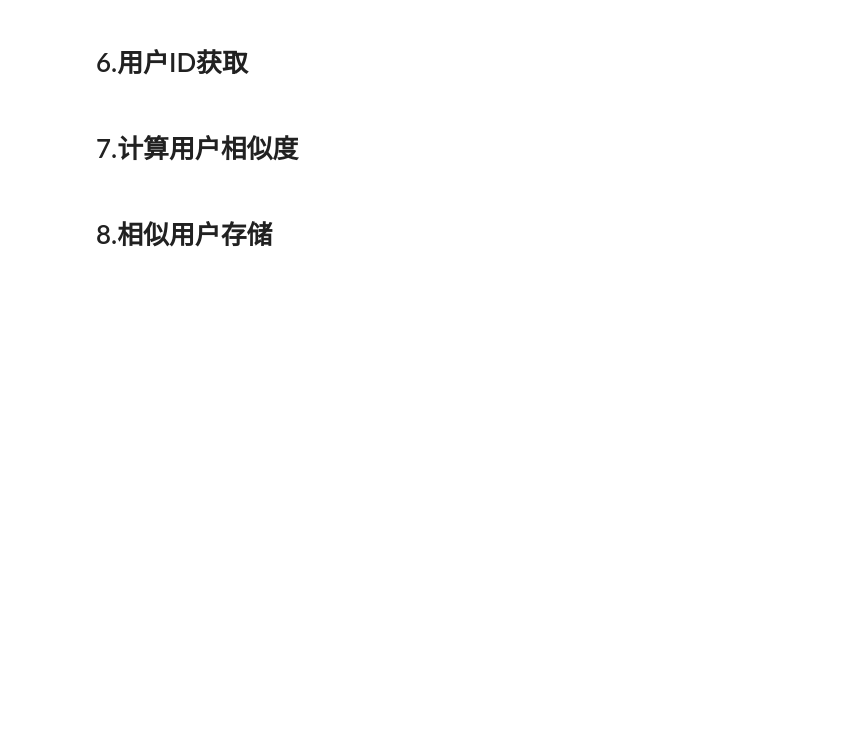
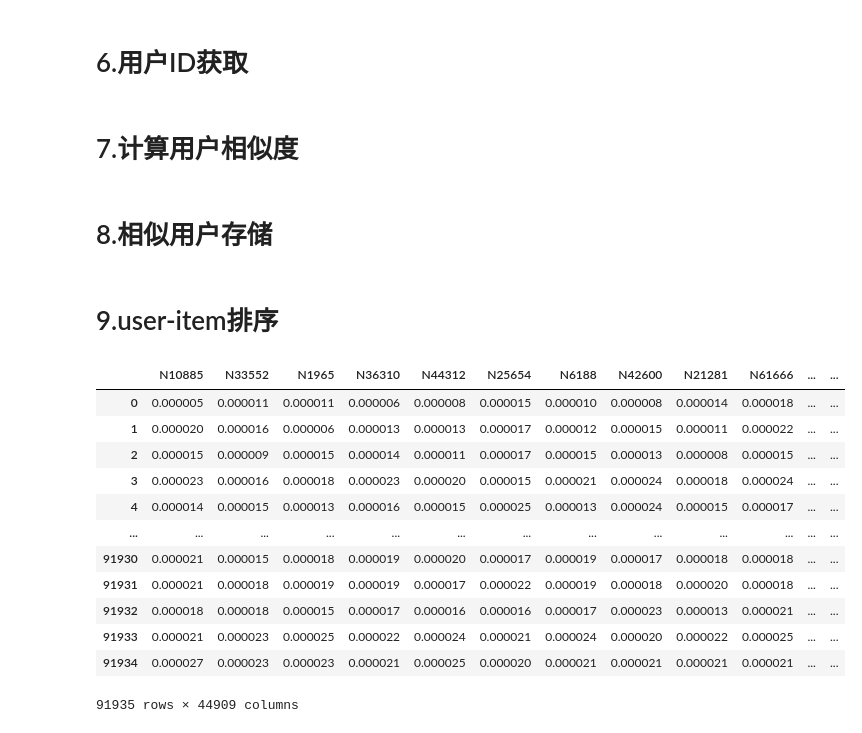
Before and after one commit to jane96/news, a Jupyter notebook: node2vec.ipynb, the cells around one changed output. Cells and saved outputs as stored; diff of their text form; code cells hidden in the pictures; blank space fills up the shorter version.

```diff
--- a/node2vec.ipynb
+++ b/node2vec.ipynb
@@ -133,0 +122,5 @@ neighbor.to_csv('./data/nearst_4.csv',index=False)
+# %%
+relation = pd.concat([neighbor_user,neighbor_news],0)
+relation_dict = dict()
+for index,row in tqdm(relation.iterrows()):
+    relation_dict[row['user']] = row['id']
@@ -133,0 +137,51 @@ neighbor.to_csv('./data/nearst_4.csv',index=False)
+# %% [markdown]
+# 9.user-item排序
+# %%
+new_data = pd.read_csv('./data/users_emb1.csv')
+# %%
+##获取user matrix
+temp_user = {}
+temp_news = {}
+for index,row in tqdm(new_data.iterrows()):
+    user = row['user']
+    if user.startswith('U'):
+        temp_user[user] = row['emb']
+    else:
+        temp_news[user] = row['emb']
+user_matrix = pd.DataFrame()
+user_matrix['key'] = list(temp_user.keys())
+user_matrix['value'] = list(temp_user.values())
+user_matrix['value'] = user_matrix['value'].apply(lambda x : eval(x))
+user_matrix['value'] = user_matrix['value'].apply(lambda x : [float(y) for y in x])
+user_matrix.to_csv('./data/user_matrix1.csv',index=False)
+#获取item matrix
+news_matrix = pd.DataFrame()
+news_matrix['key'] = list(temp_news.keys())
+news_matrix['value'] = list(temp_news.values())
+news_matrix['value'] = news_matrix['value'].apply(lambda x : eval(x))
+news_matrix['value'] = news_matrix['value'].apply(lambda x : [float(y) for y in x])
+news_matrix.to_csv('./data/news_matrix1.csv',index=False)
+# %%
+##计算user-item 点积
+temp = np.matmul(np.array(user_matrix['value'].values.tolist()),np.array(news_matrix['value'].values.tolist()).T)
+for index in tqdm(range(temp.shape[0])):
+    q = temp[index]
+    temp[index] =  q / q.sum()
+data = pd.DataFrame(temp,columns=list(temp_news.keys()))
+data['user'] = list(temp_user.keys())
+# %%
+data
+# %% [output]
+|  | N10885 | N33552 | N1965 | N36310 | N44312 | N25654 | N6188 | N42600 | N21281 | N61666 | ... | ... |
+| 0 | 0.000005 | 0.000011 | 0.000011 | 0.000006 | 0.000008 | 0.000015 | 0.000010 | 0.000008 | 0.000014 | 0.000018 | ... | ... |
+| 1 | 0.000020 | 0.000016 | 0.000006 | 0.000013 | 0.000013 | 0.000017 | 0.000012 | 0.000015 | 0.000011 | 0.000022 | ... | ... |
+| 2 | 0.000015 | 0.000009 | 0.000015 | 0.000014 | 0.000011 | 0.000017 | 0.000015 | 0.000013 | 0.000008 | 0.000015 | ... | ... |
+| 3 | 0.000023 | 0.000016 | 0.000018 | 0.000023 | 0.000020 | 0.000015 | 0.000021 | 0.000024 | 0.000018 | 0.000024 | ... | ... |
+| 4 | 0.000014 | 0.000015 | 0.000013 | 0.000016 | 0.000015 | 0.000025 | 0.000013 | 0.000024 | 0.000015 | 0.000017 | ... | ... |
+| ... | ... | ... | ... | ... | ... | ... | ... | ... | ... | ... | ... | ... |
+| 91930 | 0.000021 | 0.000015 | 0.000018 | 0.000019 | 0.000020 | 0.000017 | 0.000019 | 0.000017 | 0.000018 | 0.000018 | ... | ... |
+| 91931 | 0.000021 | 0.000018 | 0.000019 | 0.000019 | 0.000017 | 0.000022 | 0.000019 | 0.000018 | 0.000020 | 0.000018 | ... | ... |
+| 91932 | 0.000018 | 0.000018 | 0.000015 | 0.000017 | 0.000016 | 0.000016 | 0.000017 | 0.000023 | 0.000013 | 0.000021 | ... | ... |
+| 91933 | 0.000021 | 0.000023 | 0.000025 | 0.000022 | 0.000024 | 0.000021 | 0.000024 | 0.000020 | 0.000022 | 0.000025 | ... | ... |
+| 91934 | 0.000027 | 0.000023 | 0.000023 | 0.000021 | 0.000025 | 0.000020 | 0.000021 | 0.000021 | 0.000021 | 0.000021 | ... | ... |
+91935 rows × 44909 columns
```
Also changed, not shown: parts of 16 cells of this notebook, 6 other files.
